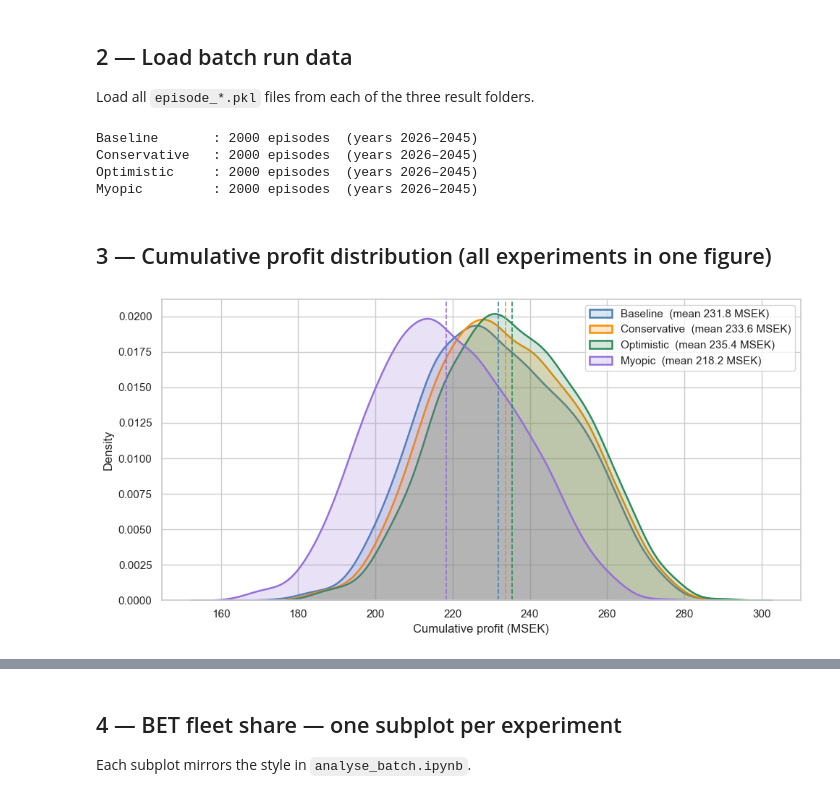
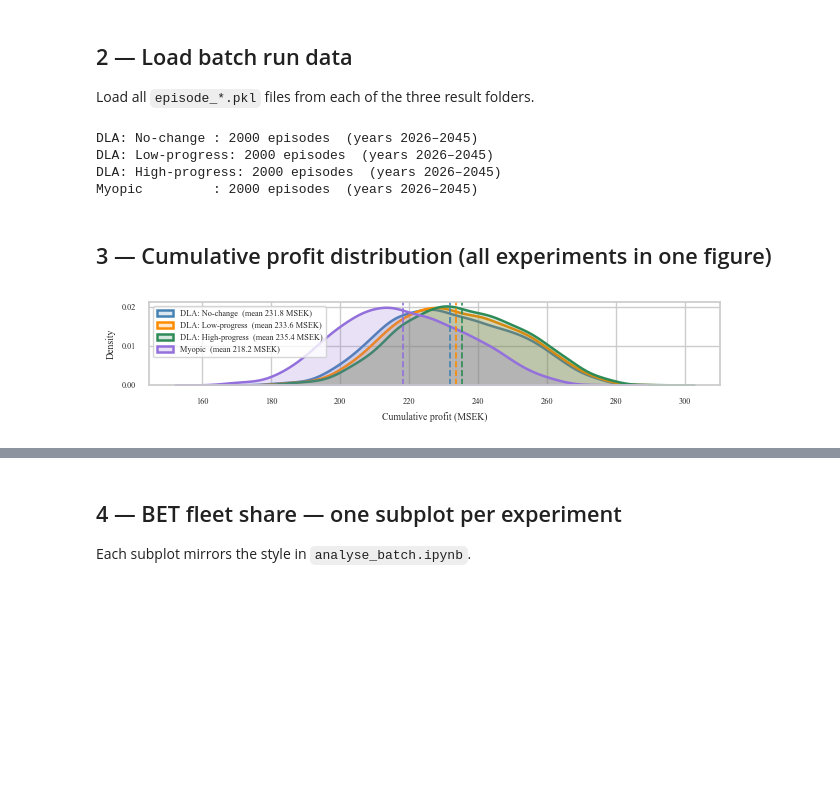
Before and after one commit to simfro/fleet-replacement, a Jupyter notebook: notebooks/compare_batches.ipynb, the cells around one changed output, grey strips where cells are left out. Drawn from its saved outputs; the diff is of its cells as text; code cells hidden in the pictures; blank space fills up the shorter version.

Commit message:
New legend and bet share figure

```diff
--- a/notebooks/compare_batches.ipynb
+++ b/notebooks/compare_batches.ipynb
@@ -64,11 +64,13 @@ IMPORTANT_DIR = REPO_ROOT / "results" / "important"
 #     "Myopic": REPO_ROOT / "results" / "batch_env_myopic_20260608_150001",
 # }
 EXPERIMENTS = {
-    "Baseline": IMPORTANT_DIR / "2000" / "batch_env_lookahead_baseline_20260609_170434",
-    "Conservative": IMPORTANT_DIR
+    "DLA: No-change": IMPORTANT_DIR
+    / "2000"
+    / "batch_env_lookahead_baseline_20260609_170434",
+    "DLA: Low-progress": IMPORTANT_DIR
     / "2000"
     / "batch_env_lookahead_conservative_20260609_170433",
-    "Optimistic": IMPORTANT_DIR
+    "DLA: High-progress": IMPORTANT_DIR
     / "2000"
     / "batch_env_lookahead_optimistic_20260609_170433",
     "Myopic": IMPORTANT_DIR / "2000" / "batch_env_myopic_20260609_170434",
@@ -76,9 +78,9 @@ EXPERIMENTS = {
 
 # Palette — one colour per experiment (used consistently in all figures)
 PALETTE = {
-    "Baseline": "steelblue",
-    "Conservative": "darkorange",
-    "Optimistic": "seagreen",
+    "DLA: No-change": "steelblue",
+    "DLA: Low-progress": "darkorange",
+    "DLA: High-progress": "seagreen",
     "Myopic": "mediumpurple",
 }
 
@@ -93,44 +95,44 @@ for name, folder in EXPERIMENTS.items():
         f"(years {records[0].years[0]}–{records[0].years[-1]})"
     )
 # %% [output]
-Baseline       : 2000 episodes  (years 2026–2045)
-Conservative   : 2000 episodes  (years 2026–2045)
-Optimistic     : 2000 episodes  (years 2026–2045)
+DLA: No-change : 2000 episodes  (years 2026–2045)
+DLA: Low-progress: 2000 episodes  (years 2026–2045)
+DLA: High-progress: 2000 episodes  (years 2026–2045)
 Myopic         : 2000 episodes  (years 2026–2045)
 # %% [markdown]
 ## 3 — Cumulative profit distribution (all experiments in one figure)
 # %%
-# fig, ax = plt.subplots(figsize=(6.48, 1.5))  # For latex
-fig, ax = plt.subplots(figsize=(10, 5))
+fig, ax = plt.subplots(figsize=(6.48, 1.5))  # For latex
+# fig, ax = plt.subplots(figsize=(10, 5))
 
 for name, records in all_records.items():
     profits = np.array([r.total_reward for r in records]) / 1e6  # MSEK
     sns.kdeplot(
         profits,
         ax=ax,
         label=f"{name}  (mean {profits.mean():.1f} MSEK)",
         color=PALETTE[name],
         linewidth=1.8,
         fill=True,
         alpha=0.20,
     )
     ax.axvline(
         profits.mean(),
         color=PALETTE[name],
         linewidth=1.2,
         linestyle="--",
     )
 
 ax.set_xlabel("Cumulative profit (MSEK)")
 ax.set_ylabel("Density")
 # ax.set_title("Distribution of cumulative profit across episodes")
 ax.legend()  # loc="upper center", bbox_to_anchor=(0.5, 1.2), ncol=2)
 
 plt.tight_layout()
 fig.savefig(FIGURES_DIR / "cumulative_profit.pgf", backend="pgf")
 plt.show()
 # %% [output]
-[figure, old version]
+[figure, new version]
 # %%
 # Build long-form DataFrame: one row per episode
 profit_df = pd.DataFrame(
```
Also changed, not shown: parts of 13 cells of this notebook, 11 other files.
